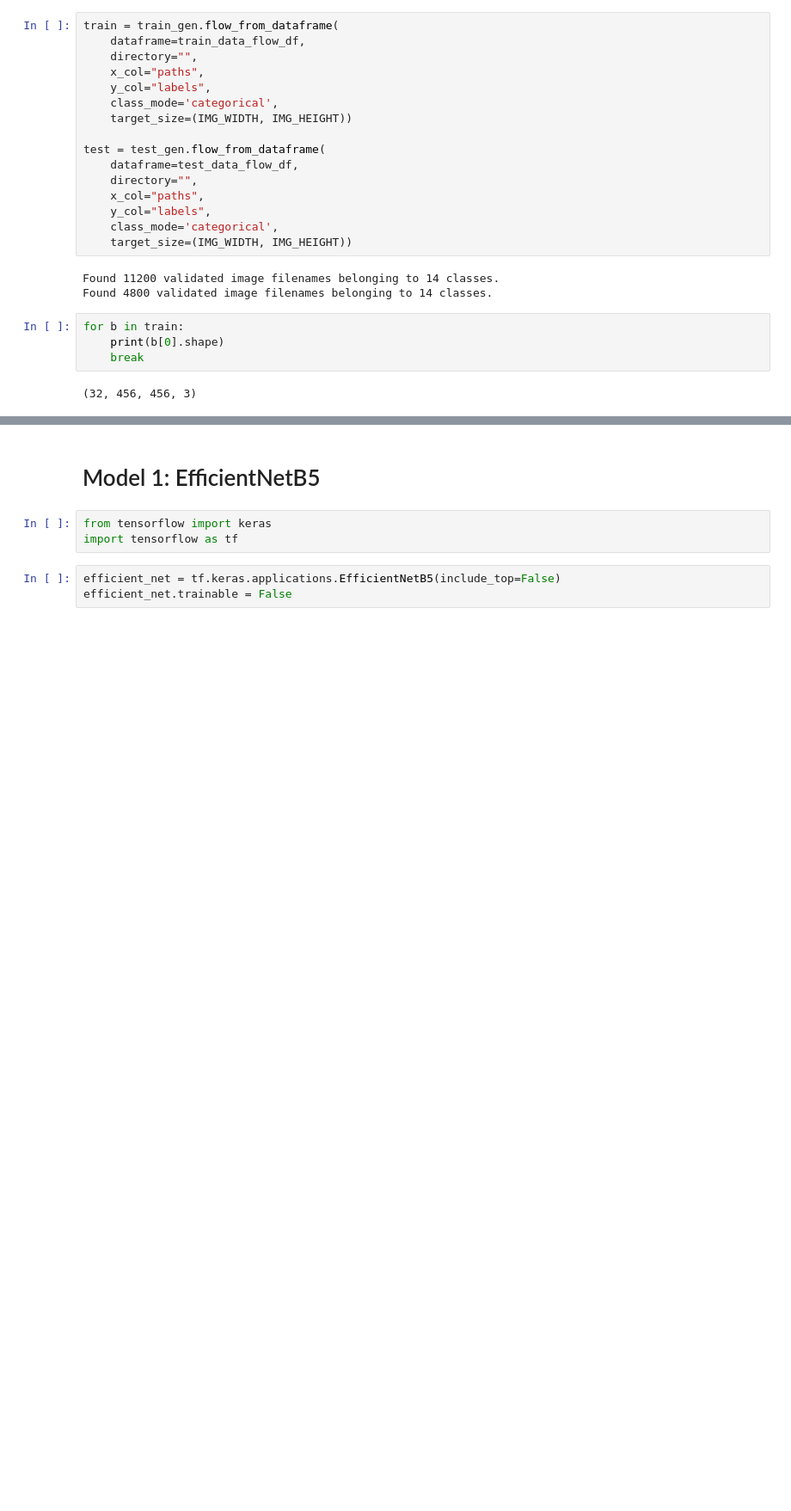
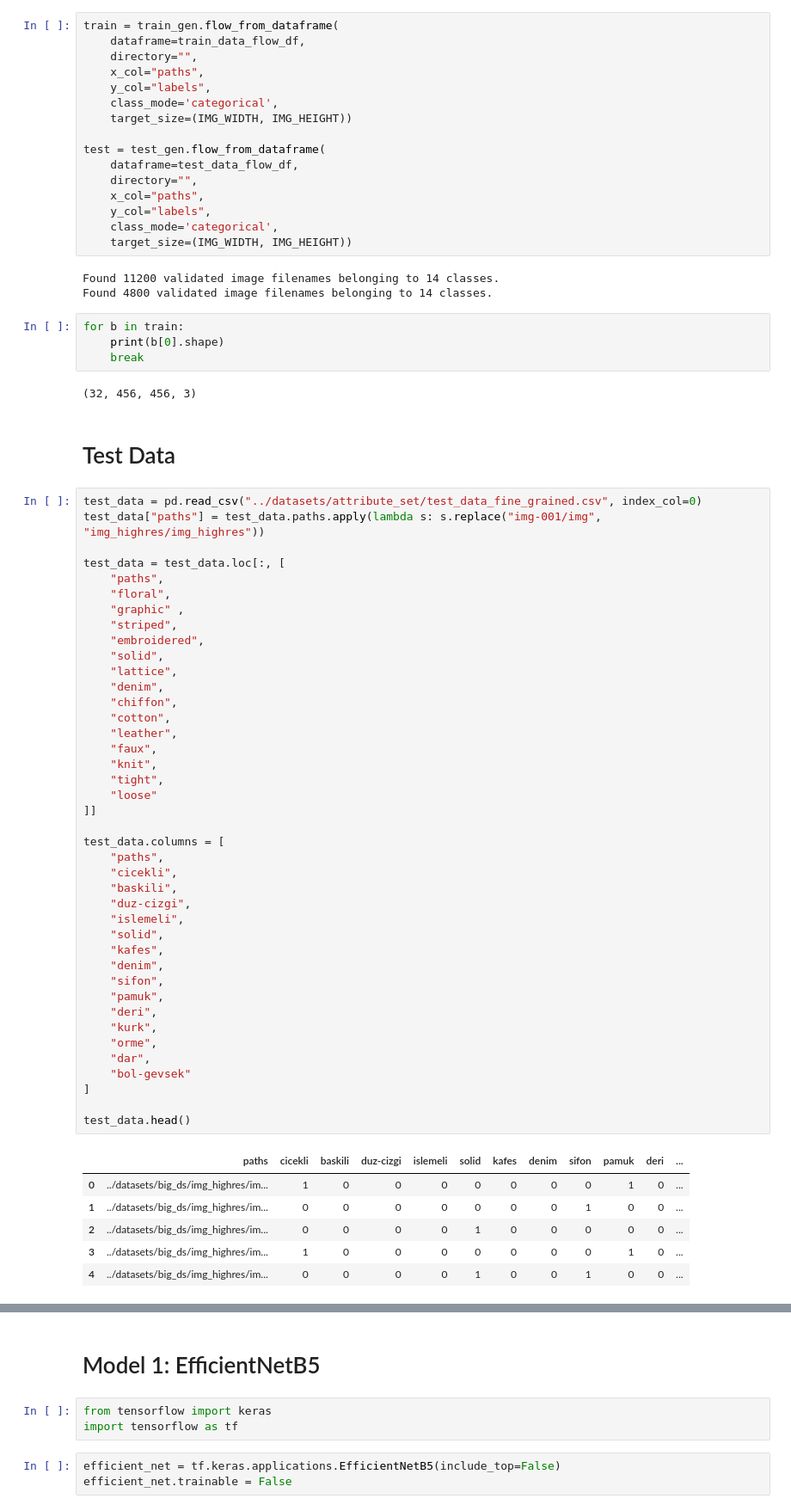
Before and after one commit to melihkacaman/SimilarProducts, a Jupyter notebook: notebooks/11 Fine Grained Attributes Detection on High Resolution.ipynb, the cells around one changed output, grey strips where cells are left out. Shown at 86% size. Drawn from its saved outputs; the diff is of its cells as text; blank space fills up the shorter version.

```diff
--- a/notebooks/11 Fine Grained Attributes Detection on High Resolution.ipynb
+++ b/notebooks/11 Fine Grained Attributes Detection on High Resolution.ipynb
@@ -184,3 +204,53 @@ for b in train:
     break
 # %% [output]
 (32, 456, 456, 3)
+# %% [markdown]
+# Test Data
+# %%
+test_data = pd.read_csv("../datasets/attribute_set/test_data_fine_grained.csv", index_col=0)
+test_data["paths"] = test_data.paths.apply(lambda s: s.replace("img-001/img", "img_highres/img_highres"))
+
+test_data = test_data.loc[:, [
+    "paths",
+    "floral",
+    "graphic" ,
+    "striped",
+    "embroidered",
+    "solid",
+    "lattice",
+    "denim",
+    "chiffon",
+    "cotton",
+    "leather",
+    "faux",
+    "knit",
+    "tight",
+    "loose"
+]]
+
+test_data.columns = [
+    "paths",
+    "cicekli",
+    "baskili",
+    "duz-cizgi",
+    "islemeli",
+    "solid",
+    "kafes",
+    "denim",
+    "sifon",
+    "pamuk",
+    "deri",
+    "kurk",
+    "orme",
+    "dar",
+    "bol-gevsek"
+]
+
+test_data.head()
+# %% [output]
+|  | paths | cicekli | baskili | duz-cizgi | islemeli | solid | kafes | denim | sifon | pamuk | deri | ... |
+| 0 | ../datasets/big_ds/img_highres/im... | 1 | 0 | 0 | 0 | 0 | 0 | 0 | 0 | 1 | 0 | ... |
+| 1 | ../datasets/big_ds/img_highres/im... | 0 | 0 | 0 | 0 | 0 | 0 | 0 | 1 | 0 | 0 | ... |
+| 2 | ../datasets/big_ds/img_highres/im... | 0 | 0 | 0 | 0 | 1 | 0 | 0 | 0 | 0 | 0 | ... |
+| 3 | ../datasets/big_ds/img_highres/im... | 1 | 0 | 0 | 0 | 0 | 0 | 0 | 0 | 1 | 0 | ... |
+| 4 | ../datasets/big_ds/img_highres/im... | 0 | 0 | 0 | 0 | 1 | 0 | 0 | 1 | 0 | 0 | ... |
```
Also changed, not shown: parts of 13 cells of this notebook.
